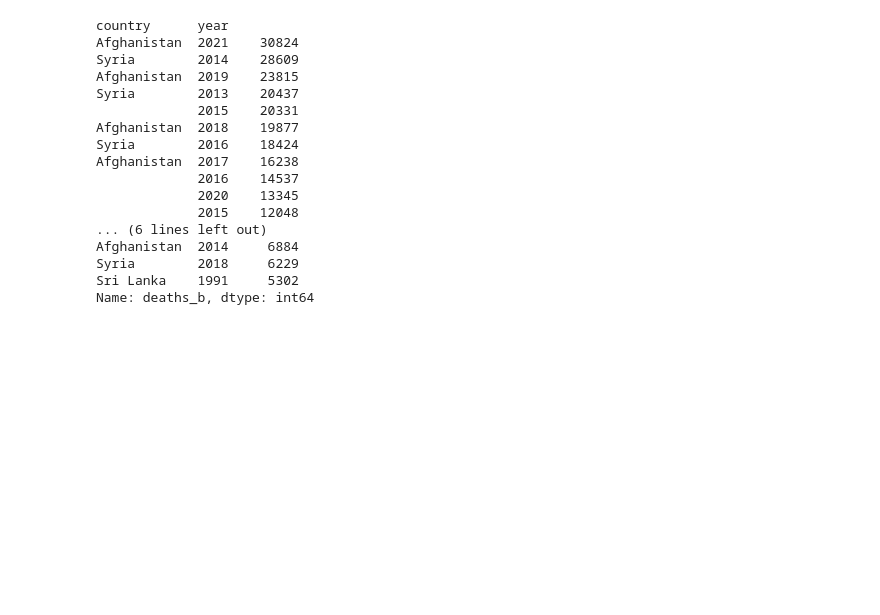
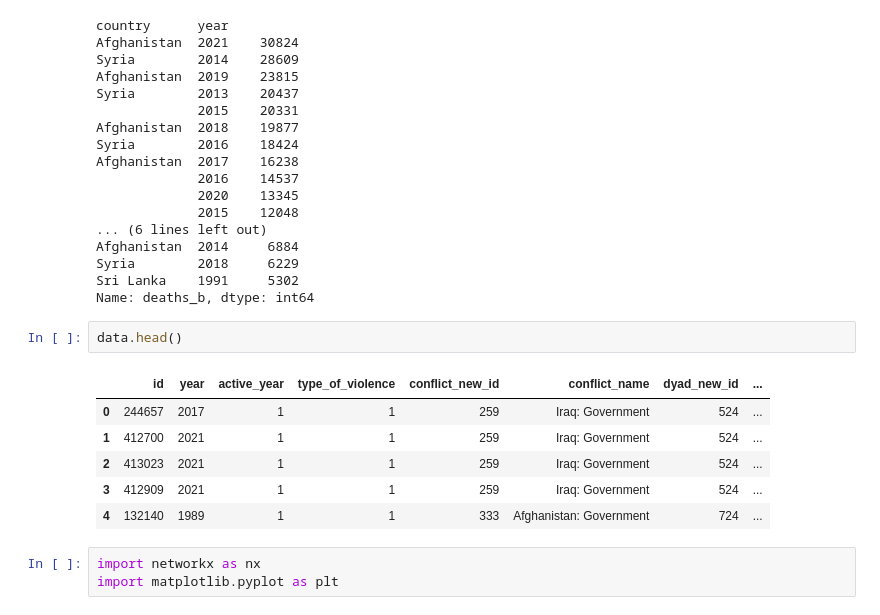
Before and after one commit to Joldon/political_violence, a Jupyter notebook: ged_event_21.ipynb, the cells around one changed output. Cells and saved outputs as stored; diff of their text form; blank space fills up the shorter version.

```diff
--- a/ged_event_21.ipynb
+++ b/ged_event_21.ipynb
@@ -766,3 +787,15 @@ Afghanistan  2014     6884
 Syria        2018     6229
 Sri Lanka    1991     5302
 Name: deaths_b, dtype: int64
+# %%
+data.head()
+# %% [output]
+|  | id | year | active_year | type_of_violence | conflict_new_id | conflict_name | dyad_new_id | ... |
+| 0 | 244657 | 2017 | 1 | 1 | 259 | Iraq: Government | 524 | ... |
+| 1 | 412700 | 2021 | 1 | 1 | 259 | Iraq: Government | 524 | ... |
+| 2 | 413023 | 2021 | 1 | 1 | 259 | Iraq: Government | 524 | ... |
+| 3 | 412909 | 2021 | 1 | 1 | 259 | Iraq: Government | 524 | ... |
+| 4 | 132140 | 1989 | 1 | 1 | 333 | Afghanistan: Government | 724 | ... |
+# %%
+import networkx as nx
+import matplotlib.pyplot as plt
```
Also changed, not shown: parts of 8 cells of this notebook.
